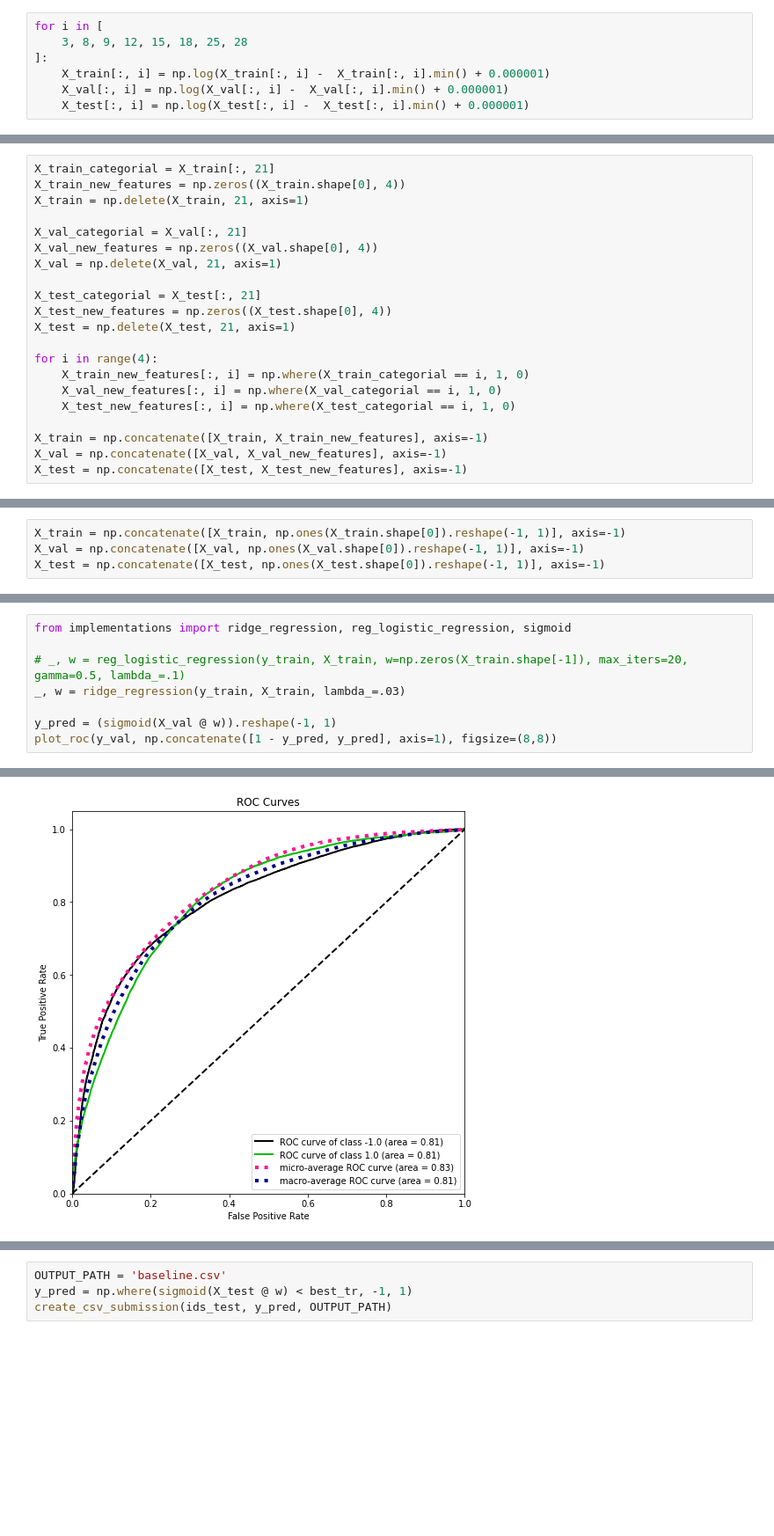
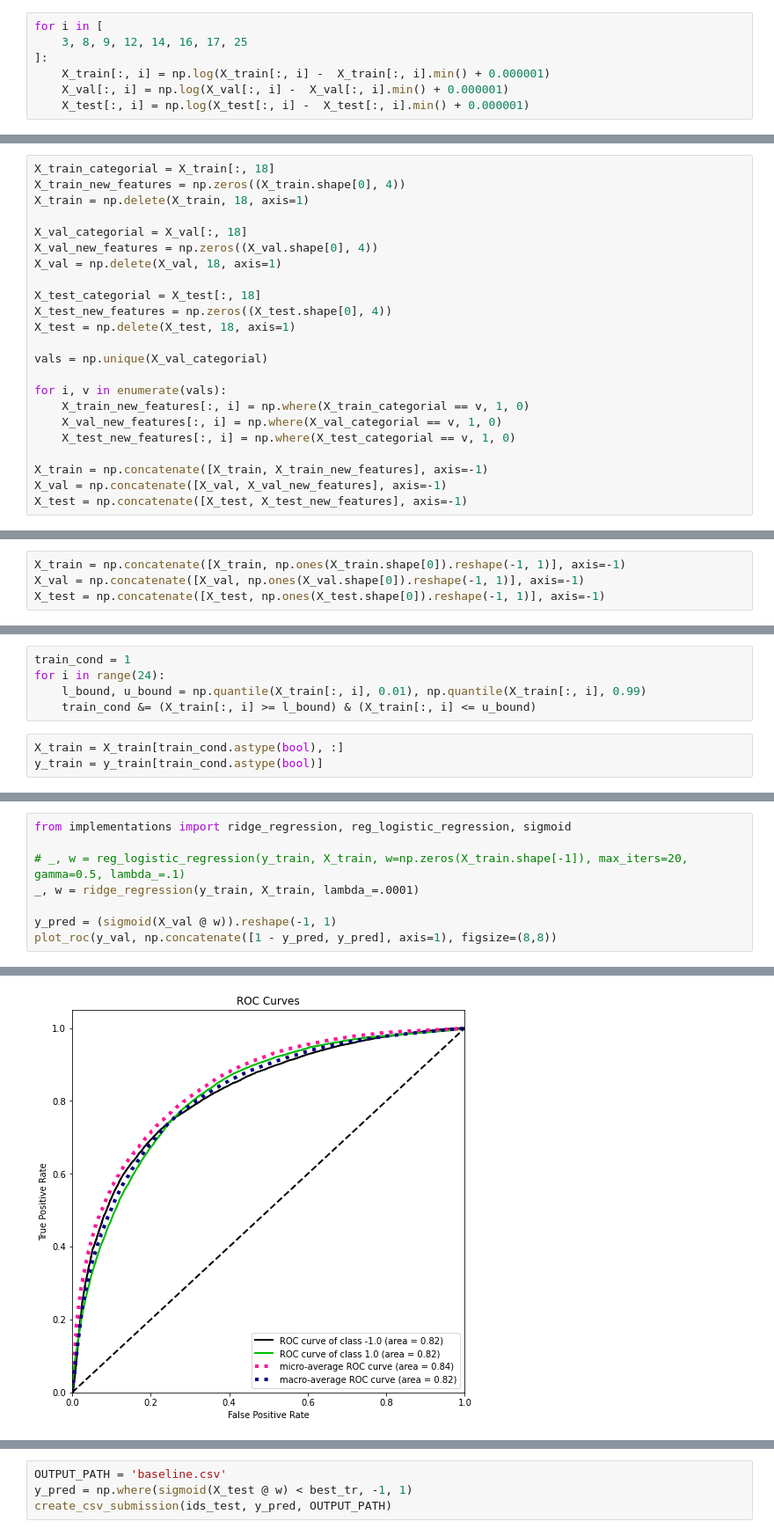
Before and after one commit to maximzubkov/ML_course, a Jupyter notebook: projects/project1/features.ipynb, the cells around one changed output, grey strips where cells are left out. Shown at 88% size. Saved outputs shown, nothing was run; the diff lists cells and outputs as text; blank space fills up the shorter version.

```diff
--- a/projects/project1/features.ipynb
+++ b/projects/project1/features.ipynb
@@ -133,6 +151,6 @@ for i in range(X_train.shape[1]):
 # %%
 for i in [
-    3, 8, 9, 12, 15, 18, 25, 28
+    3, 8, 9, 12, 14, 16, 17, 25
 ]:
     X_train[:, i] = np.log(X_train[:, i] -  X_train[:, i].min() + 0.000001)
     X_val[:, i] = np.log(X_val[:, i] -  X_val[:, i].min() + 0.000001)
@@ -206,22 +224,24 @@ X_val = (X_val - mean) / std
 # %% [markdown]
 ### Next thing we can observe is that `PRI_met_sumet` is a cathegorial feature, having 4 distinct values. In this regard we create 4 features from it
 # %%
-X_train_categorial = X_train[:, 21]
+X_train_categorial = X_train[:, 18]
 X_train_new_features = np.zeros((X_train.shape[0], 4))
-X_train = np.delete(X_train, 21, axis=1)
+X_train = np.delete(X_train, 18, axis=1)
 
-X_val_categorial = X_val[:, 21]
+X_val_categorial = X_val[:, 18]
 X_val_new_features = np.zeros((X_val.shape[0], 4))
-X_val = np.delete(X_val, 21, axis=1)
+X_val = np.delete(X_val, 18, axis=1)
 
-X_test_categorial = X_test[:, 21]
+X_test_categorial = X_test[:, 18]
 X_test_new_features = np.zeros((X_test.shape[0], 4))
-X_test = np.delete(X_test, 21, axis=1)
+X_test = np.delete(X_test, 18, axis=1)
 
-for i in range(4):
-    X_train_new_features[:, i] = np.where(X_train_categorial == i, 1, 0)
-    X_val_new_features[:, i] = np.where(X_val_categorial == i, 1, 0)
-    X_test_new_features[:, i] = np.where(X_test_categorial == i, 1, 0)
+vals = np.unique(X_val_categorial)
+
+for i, v in enumerate(vals):
+    X_train_new_features[:, i] = np.where(X_train_categorial == v, 1, 0)
+    X_val_new_features[:, i] = np.where(X_val_categorial == v, 1, 0)
+    X_test_new_features[:, i] = np.where(X_test_categorial == v, 1, 0)
 
 X_train = np.concatenate([X_train, X_train_new_features], axis=-1)
 X_val = np.concatenate([X_val, X_val_new_features], axis=-1)
@@ -234,0 +267,8 @@ X_test = np.concatenate([X_test, np.ones(X_test.shape[0]).reshape(-1, 1)], axis=
+# %%
+train_cond = 1
+for i in range(24):
+    l_bound, u_bound = np.quantile(X_train[:, i], 0.01), np.quantile(X_train[:, i], 0.99)
+    train_cond &= (X_train[:, i] >= l_bound) & (X_train[:, i] <= u_bound)
+# %%
+X_train = X_train[train_cond.astype(bool), :]
+y_train = y_train[train_cond.astype(bool)]
@@ -237,11 +289,11 @@ X_test = np.concatenate([X_test, np.ones(X_test.shape[0]).reshape(-1, 1)], axis=
 # %%
 from implementations import ridge_regression, reg_logistic_regression, sigmoid
 
 # _, w = reg_logistic_regression(y_train, X_train, w=np.zeros(X_train.shape[-1]), max_iters=20, gamma=0.5, lambda_=.1)
-_, w = ridge_regression(y_train, X_train, lambda_=.03)
+_, w = ridge_regression(y_train, X_train, lambda_=.0001)
 
 y_pred = (sigmoid(X_val @ w)).reshape(-1, 1)
 plot_roc(y_val, np.concatenate([1 - y_pred, y_pred], axis=1), figsize=(8,8))
 # %% [output]
 <AxesSubplot:title={'center':'ROC Curves'}, xlabel='False Positive Rate', ylabel='True Positive Rate'>
-[figure, old version]
+[figure, new version]
```
Also changed, not shown: parts of 58 cells of this notebook.
